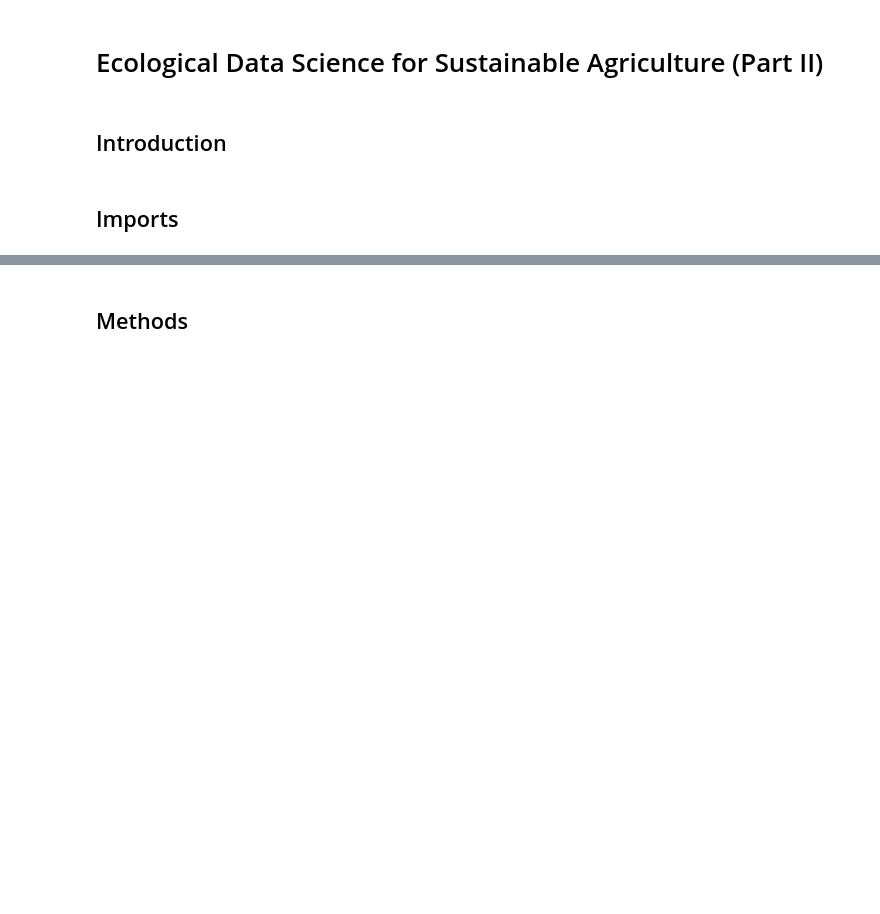
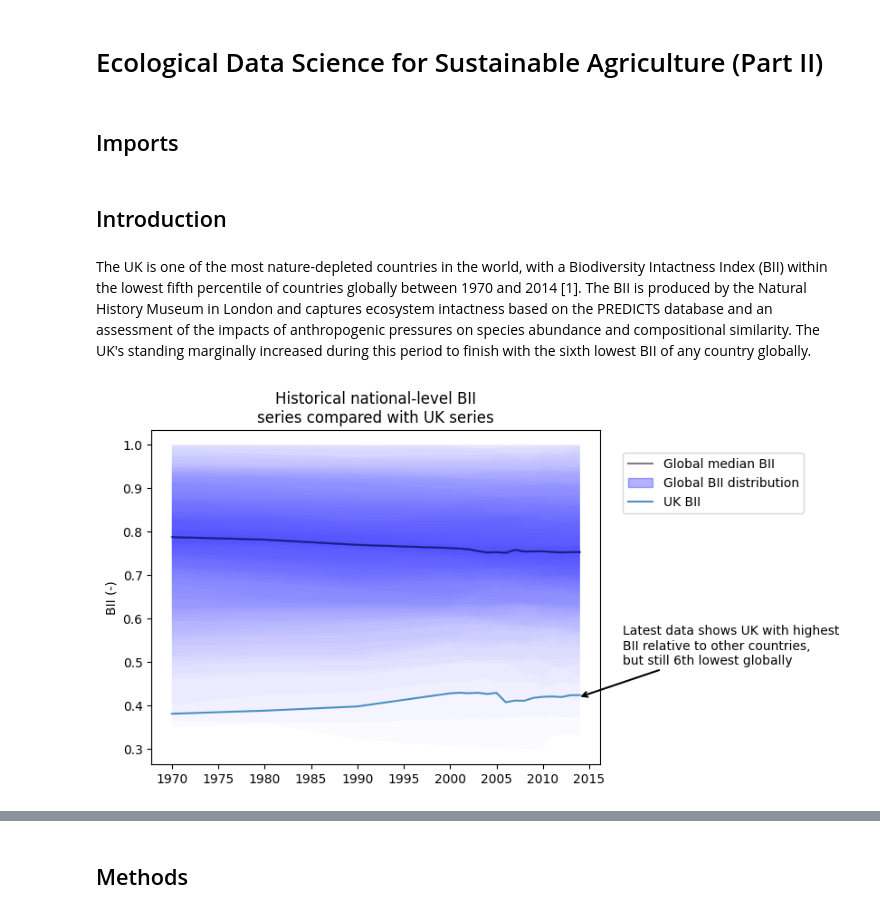
Before and after one commit to twhit1/quant_ecolo, a Jupyter notebook: docs/Ecological Data Science for Sustainable Agriculture (Part II).ipynb, the cells around one changed output, grey strips where cells are left out. Drawn from its saved outputs; the diff is of its cells as text; code cells hidden in the pictures; blank space fills up the shorter version.

```diff
--- a/docs/Ecological Data Science for Sustainable Agriculture (Part II).ipynb
+++ b/docs/Ecological Data Science for Sustainable Agriculture (Part II).ipynb
@@ -1,7 +1,5 @@
 # %% [markdown]
 # Ecological Data Science for Sustainable Agriculture (Part II)
-# %% [markdown]
-## Introduction
 # %% [markdown]
 ## Imports
 # %%
@@ -57,3 +55,53 @@ pd.set_option('display.max_columns', 500)
 
 DATA_BASE_PATH = '../../../data/Agric_data/PoMS_Locations/' # all data under this path (global)
 WORKING_CRS = 'EPSG:3035'
+# %% [markdown]
+## Introduction
+# %% [markdown]
+The UK is one of the most nature-depleted countries in the world, with a Biodiversity Intactness Index (BII) within the lowest fifth percentile of countries globally between 1970 and 2014 [1]. The BII is produced by the Natural History Museum in London and captures ecosystem intactness based on the PREDICTS database and an assessment of the impacts of anthropogenic pressures on species abundance and compositional similarity. The UK's standing marginally increased during this period to finish with the sixth lowest BII of any country globally.
+# %%
+# Read in BII
+bii = pd.read_json('../../../data/NHM_BII/resource.json').replace('NA', pd.NA).dropna(subset=['value', 'area_code'], how='any').astype({'value': float})
+bii = bii[(bii['variable'] == 'bii') & (bii['scenario'] =='historical')]
+bii['year'] = pd.to_datetime(bii['year'], format='%Y')
+
+# Area code map
+code_map_bii = pd.read_json('../../../data/NHM_BII/code_maps.json')[['value', 'label']]
+code_map_bii['value'] = code_map_bii['value'].str.replace('.','-')
+area_codes_bii = dict(code_map_bii.values)
+bii['area'] = bii['area_code'].map(lambda x: area_codes_bii.get(x, pd.NA))
+bii = bii[bii['area_code'].str.contains('[A-Za-z]')].dropna(subset=['area']) # countries only
+
+# Rank
+bii['year_rank_pct'] = 100.0*bii.groupby(['year'])['value'].rank('dense', pct=True)
+bii['year_rank'] = bii.groupby(['year'])['value'].rank('dense')
+
+def agg_gen_lower(j):
+    return lambda x: np.quantile(x, j)
+
+def agg_gen_upper(j):
+    return lambda x: np.quantile(x, 1-j)
+
+agg_funcs={'median': pd.NamedAgg(column='value', aggfunc=np.median)}
+for i, j in enumerate(np.linspace(0,0.5, 50)):
+    agg_funcs['lower_quantiles_{}'.format(i)] = pd.NamedAgg(column='value', aggfunc=agg_gen_lower(j))
+    agg_funcs['upper_quantiles_{}'.format(i)] = pd.NamedAgg(column='value', aggfunc=agg_gen_upper(j))
+
+summary_ts = bii.groupby('year')[['value']].agg(**agg_funcs).join(bii[bii['area_code'] == '001-150-154-GBR'].set_index('year')[['value']].rename(columns={'value': 'UK_BII'}))
+
+plt.figure()
+plt.plot(summary_ts.index, summary_ts['median'], color='k', alpha=0.5, label='Global median BII')
+for i, j in enumerate(np.linspace(0,0.5, 50)):
+    plt.fill_between(summary_ts.index, summary_ts['lower_quantiles_{}'.format(i)], summary_ts['upper_quantiles_{}'.format(i)],alpha=0.02, color='blue', edgecolor=None)
+
+plt.fill_between(summary_ts.index, summary_ts['lower_quantiles_{}'.format(i)], summary_ts['upper_quantiles_{}'.format(i)],alpha=0.3, color='blue', label='Global BII distribution')
+plt.plot(summary_ts.index, summary_ts['UK_BII'], alpha=0.8, label='UK BII')
+
+plt.legend(loc=[1.05,0.75])
+plt.ylabel('BII (-)')
+plt.title('Historical national-level BII\nseries compared with UK series')
+plt.annotate('Latest data shows UK with highest\nBII relative to other countries,\nbut still 6th lowest globally',xy=(0.95, 0.2),xytext=(1.05, 0.3), xycoords='axes fraction',
+             arrowprops=dict(arrowstyle='->',lw=1.5))
+plt.show()
+# %% [output]
+[figure, added]
```
Also changed, not shown: parts of 15 cells of this notebook.
